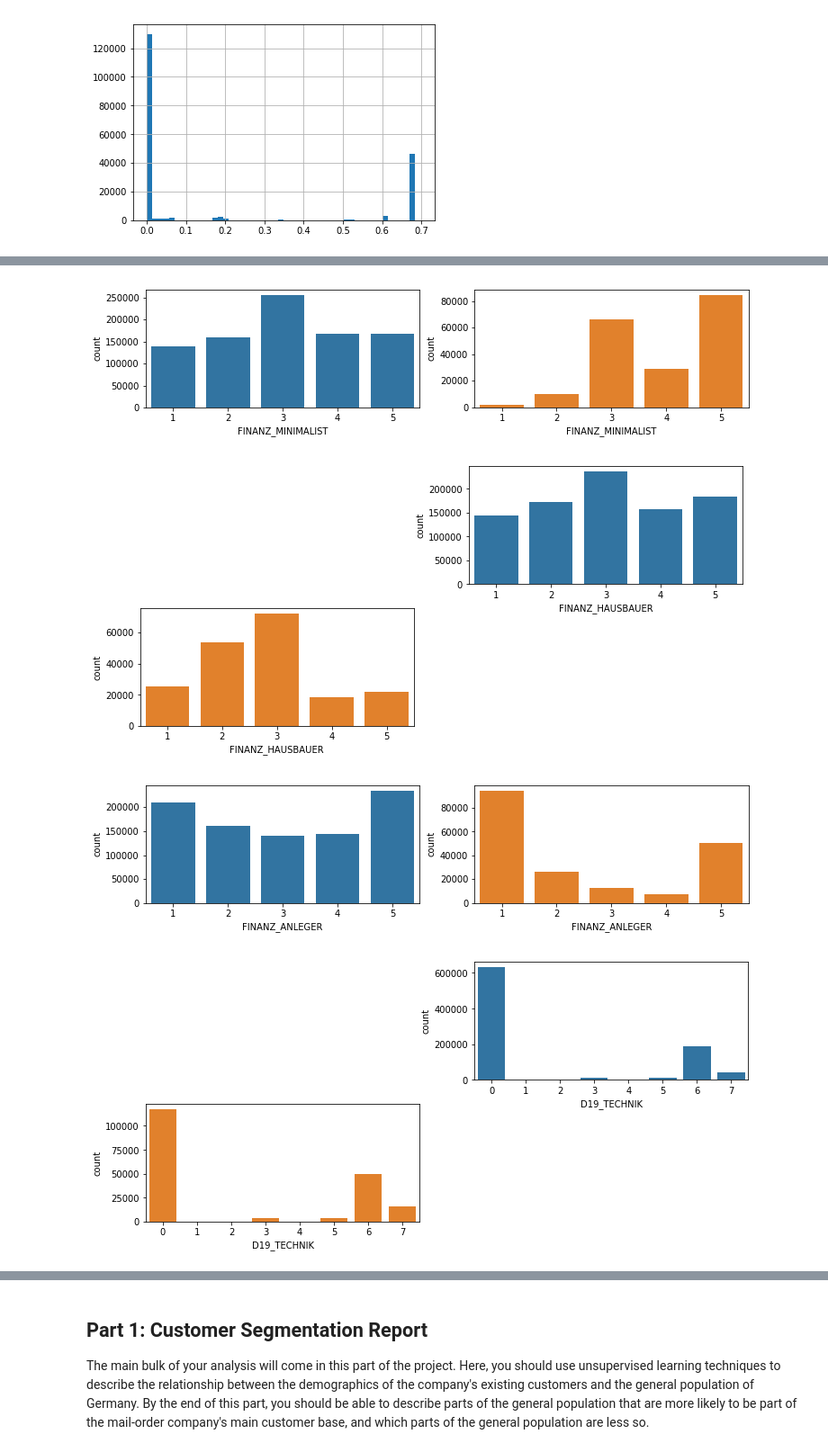
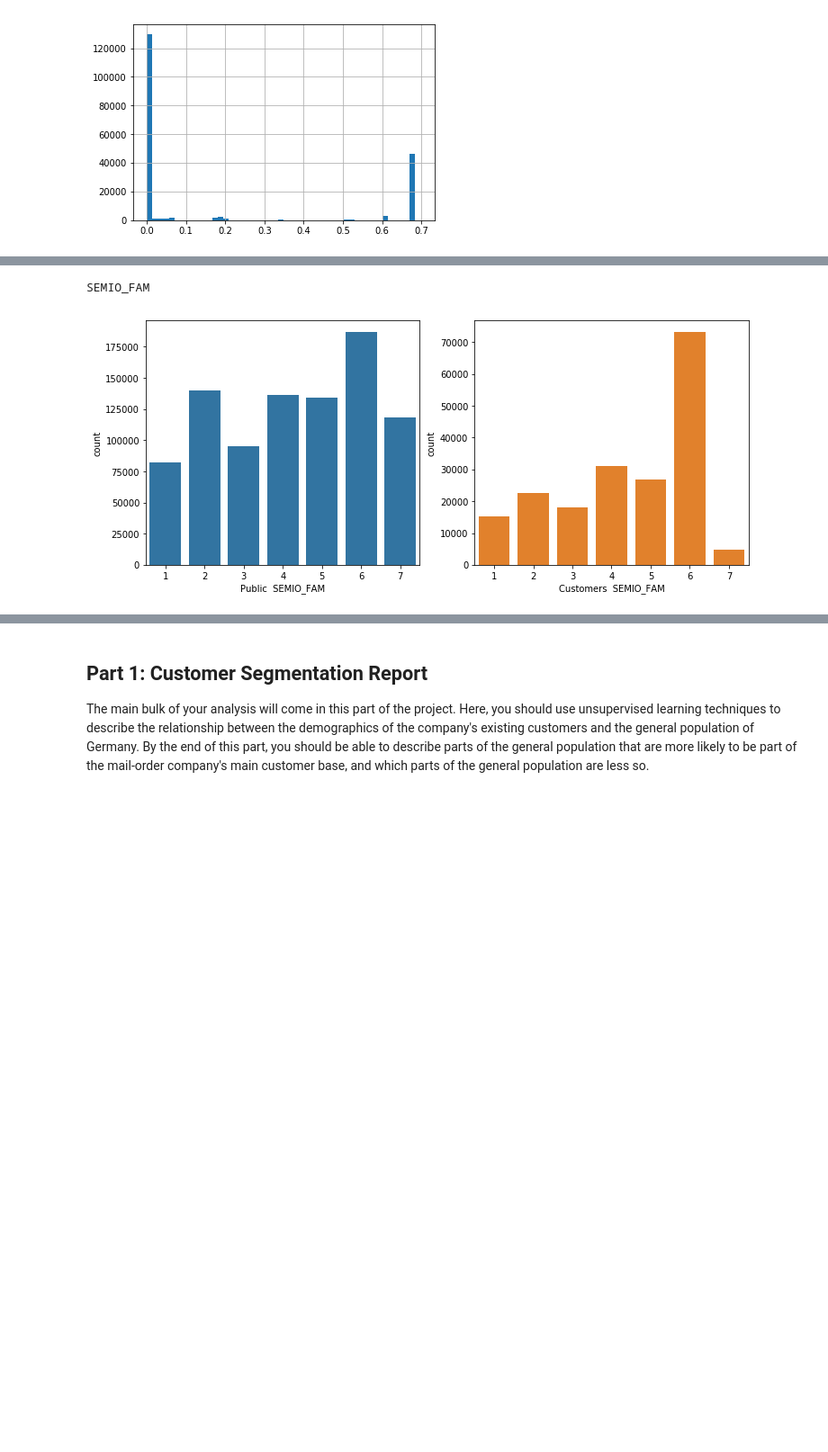
Before and after one commit to Color4/Data-Scientist-Capstone-Project, a Jupyter notebook: Arvato Project Workbook.ipynb, the cells around one changed output, grey strips where cells are left out. Shown at 90% size. Drawn from its saved outputs; the diff is of its cells as text; code cells hidden in the pictures; blank space fills up the shorter version.

```diff
--- a/Arvato Project Workbook.ipynb
+++ b/Arvato Project Workbook.ipynb
@@ -144,18 +145,20 @@ df4.sort_values(0,ascending=True).head(50)
 # %%
 # Compare the distribution of values for at least five columns where there are
 # no or few missing values, between the two subsets.
-cols =["FINANZ_MINIMALIST","FINANZ_HAUSBAUER","FINANZ_ANLEGER","D19_TECHNIK","SEMIO_KAEM","SEMIO_SOZ"]
+cols =["SEMIO_FAM"] #,"FINANZ_HAUSBAUER","FINANZ_ANLEGER","D19_TECHNIK","SEMIO_KAEM","SEMIO_SOZ"
 for i in range(len(cols)):
-    plt.figure(figsize=(12,14))
-    plt.subplot(5,2,i+1) #create subplots
+    print(cols[i])
+    plt.figure(figsize=(12,5))
+    plt.subplot(1,2,1) #create subplots
     df_azdias = azdias[cols[i]]  #reshape images
     sns.countplot(df_azdias, color = sns.color_palette()[0]);
-    plt.subplot(5,2,i+2)
+    plt.xlabel("Public  "+cols[i])
+
+    plt.subplot(1,2,2)
     df_customers = customers[cols[i]]
     sns.countplot(df_customers, color = sns.color_palette()[1]);
-    plt.show()
+    plt.xlabel("Customers  "+cols[i])
+    plt.savefig(cols[i]+".png")
 # %% [output]
+SEMIO_FAM
-[figure, old version]
+[figure, new version]
-[figure, removed]
-[figure, removed]
-[figure, removed]
```
Also changed, not shown: parts of 22 cells of this notebook.
